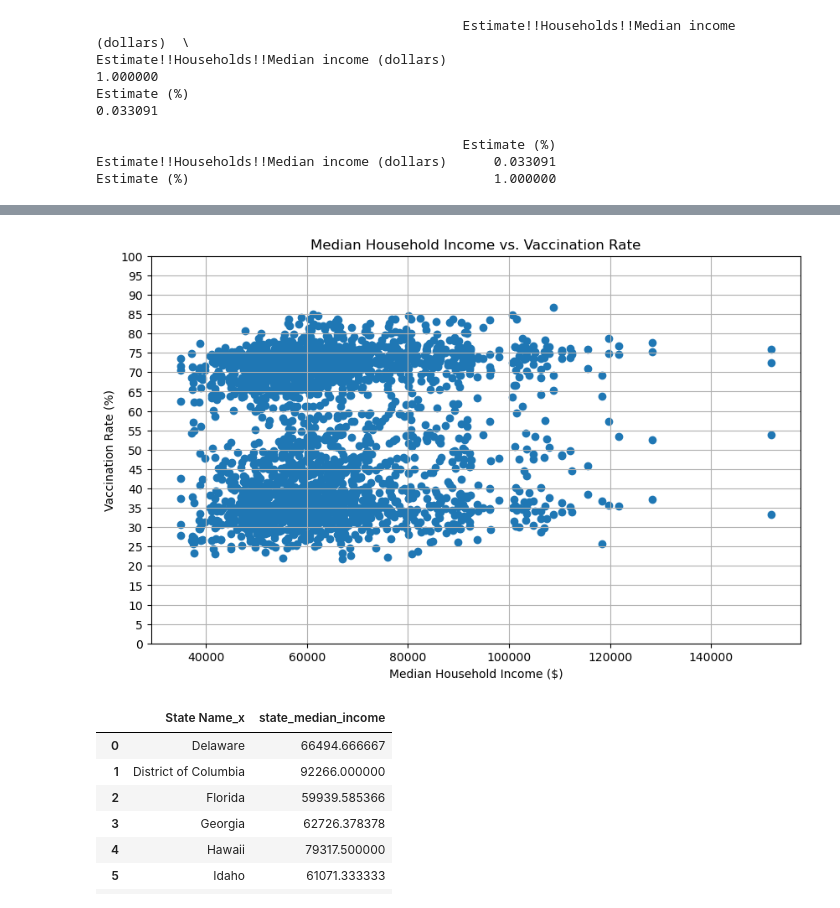
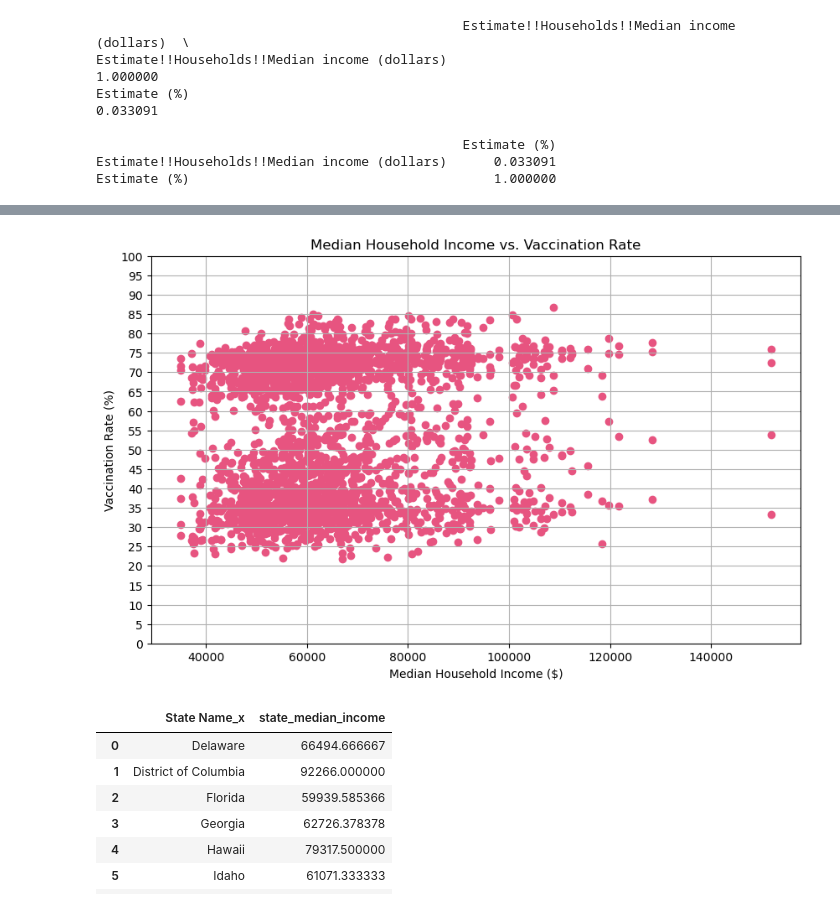
Before and after one commit to BrandyLarramore/Economic-Determinants-of-Healthcare-Decisions, a Jupyter notebook: notebooks/commonfips.ipynb, the cells around one changed output, grey strips where cells are left out. Cells and saved outputs as stored; diff of their text form; code cells hidden in the pictures.

```diff
--- a/notebooks/commonfips.ipynb
+++ b/notebooks/commonfips.ipynb
@@ -220,20 +220,20 @@ plt.show()
 [figure]
 # %%
 plt.figure(figsize=(10, 6))
-plt.scatter(year_filtered_fips['Estimate!!Households!!Median income (dollars)'], year_filtered_fips['Estimate (%)'])
+plt.scatter(year_filtered_fips['Estimate!!Households!!Median income (dollars)'], year_filtered_fips['Estimate (%)'], color='#e75480')
 
 plt.yticks(np.arange(0, 101, 5))  #makes it go by 5s
 
 plt.title('Median Household Income vs. Vaccination Rate')
 plt.xlabel('Median Household Income ($)')
 plt.ylabel('Vaccination Rate (%)')
 plt.grid(True)
 
 plt.ylim(0, 100) #makes y axsis from 0 to 100
 
 plt.show()
 # %% [output]
-[figure, old version]
+[figure, new version]
 # %%
 median_state=year_filtered_fips.groupby('State Name_x')['Estimate!!Households!!Median income (dollars)'].agg(np.mean).reset_index(name='state_median_income')
 median_state
```
Also changed, not shown: parts of 1 cell of this notebook, 6 other files.
